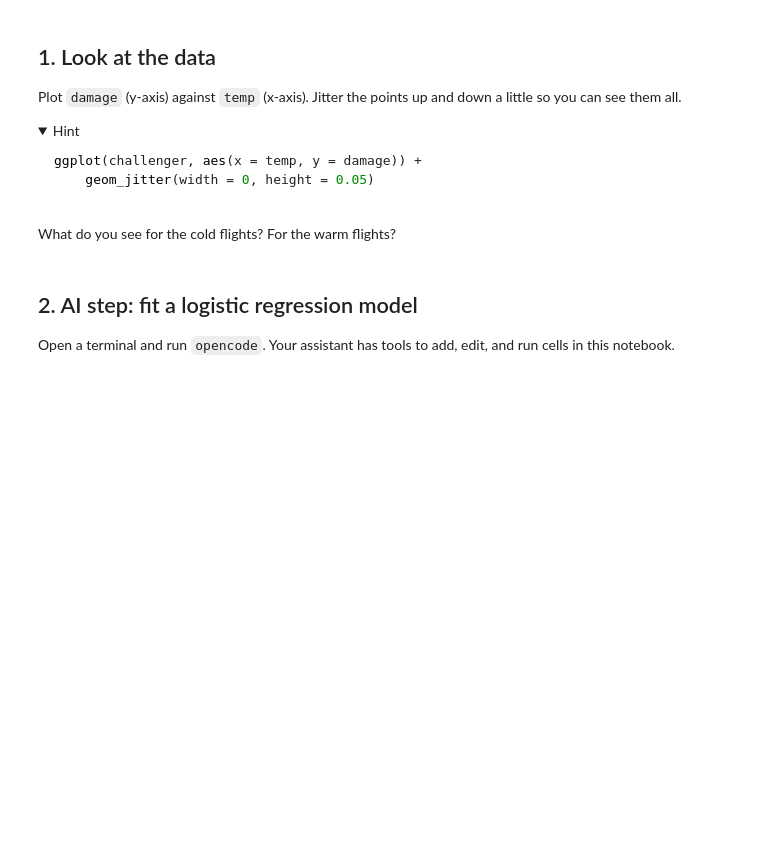
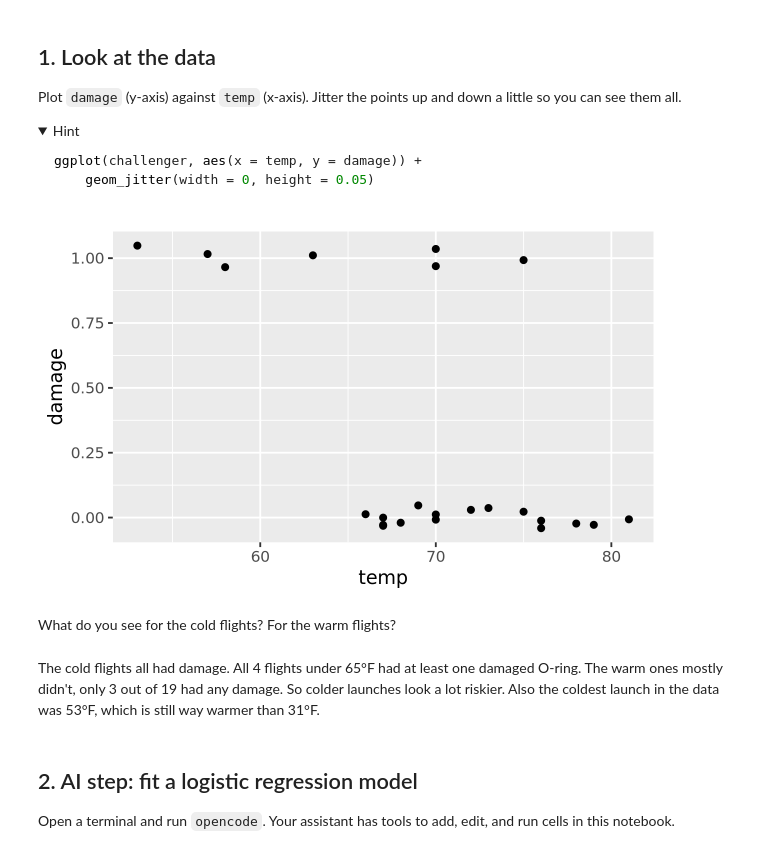
Before and after one commit to anandjss/codespace, a Jupyter notebook: exercises/11-challenger-exercise.ipynb, the cells around one changed output. Saved outputs shown, nothing was run; the diff lists cells and outputs as text; code cells hidden in the pictures; folded sections open; blank space fills up the shorter version.

Commit message:
complete exercises/11-challenger-exercise.ipynb

````diff
--- a/exercises/11-challenger-exercise.ipynb
+++ b/exercises/11-challenger-exercise.ipynb
@@ -52,8 +73,16 @@ ggplot(challenger, aes(x = temp, y = damage)) +
 ```
 
 </details>
+# %%
+challenger |>
+  ggplot(aes(x = temp, y = damage)) +
+  geom_jitter(width = 0, height = 0.05)
+# %% [output]
+[figure, added]
 # %% [markdown]
 What do you see for the cold flights? For the warm flights?
+# %% [markdown]
+The cold flights all had damage. All 4 flights under 65°F had at least one damaged O-ring. The warm ones mostly didn't, only 3 out of 19 had any damage. So colder launches look a lot riskier. Also the coldest launch in the data was 53°F, which is still way warmer than 31°F.
 # %% [markdown]
 ## 2. AI step: fit a logistic regression model
 
````
Also changed, not shown: parts of 6 cells of this notebook.
